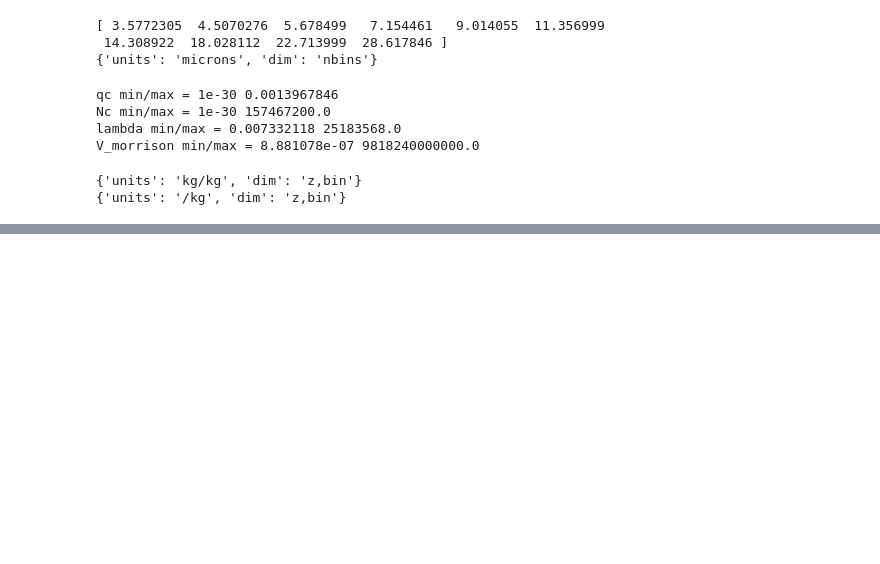
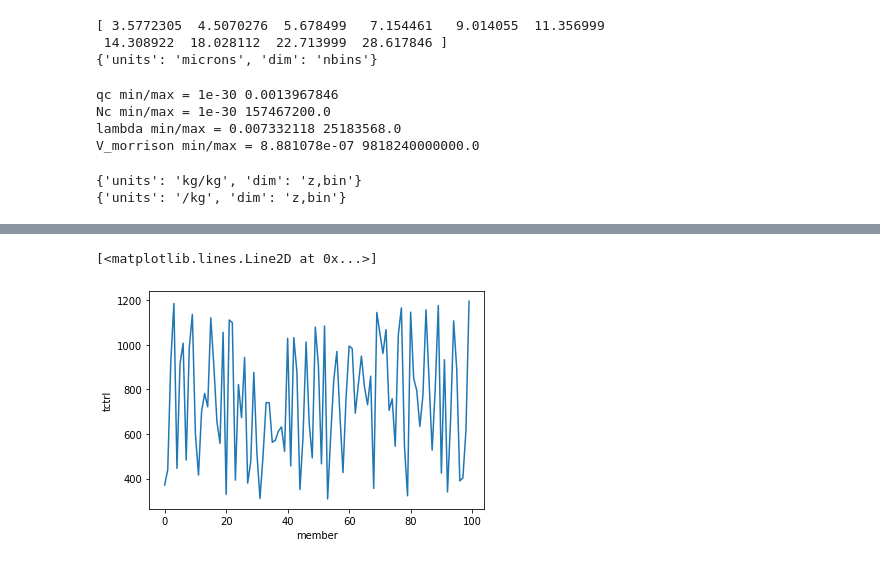
Before and after one commit to PappuP/Drizzle_Dynamics_summer2026, a Jupyter notebook: Momentun/test.ipynb, the cells around one changed output, grey strips where cells are left out. Cells and saved outputs as stored; diff of their text form; code cells hidden in the pictures; blank space fills up the shorter version.

```diff
--- a/Momentun/test.ipynb
+++ b/Momentun/test.ipynb
@@ -545,0 +634,8 @@ print(ds["cloud_bin_number"].attrs)
+# %%
+import xarray as xr
+
+ds = xr.open_dataset("lhs_100_members.nc")
+ds.tctrl.plot()
+# %% [output]
+[<matplotlib.lines.Line2D at 0x...>]
+[figure, added]
```
Also changed, not shown: parts of 1 cell of this notebook, 4 other files.
